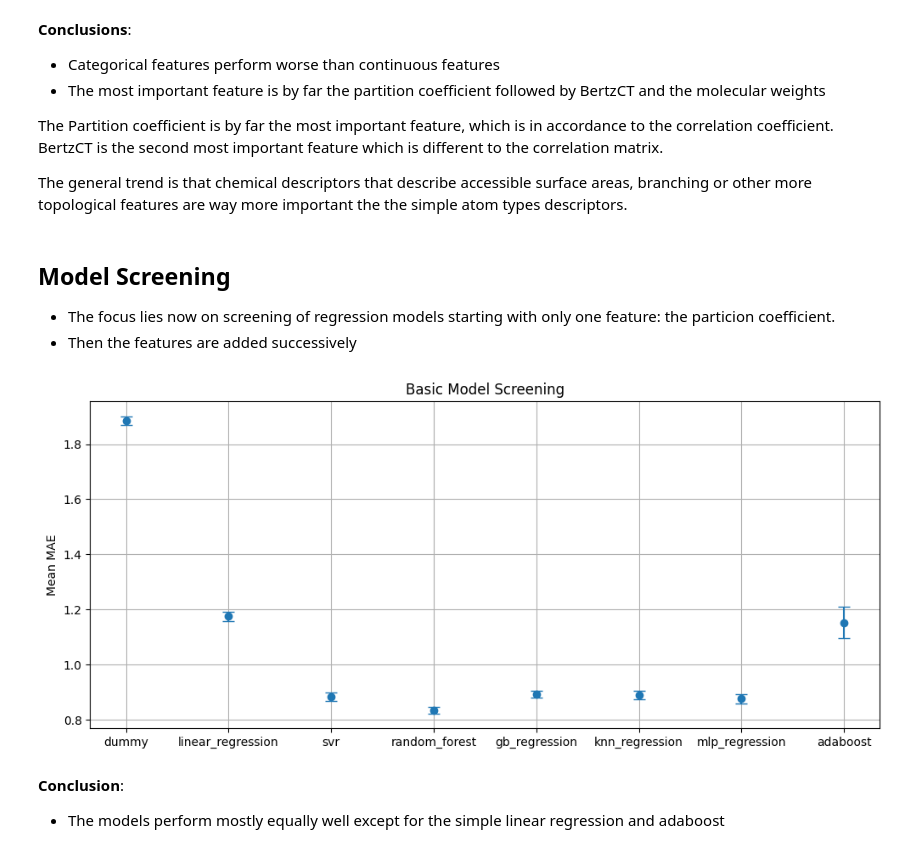
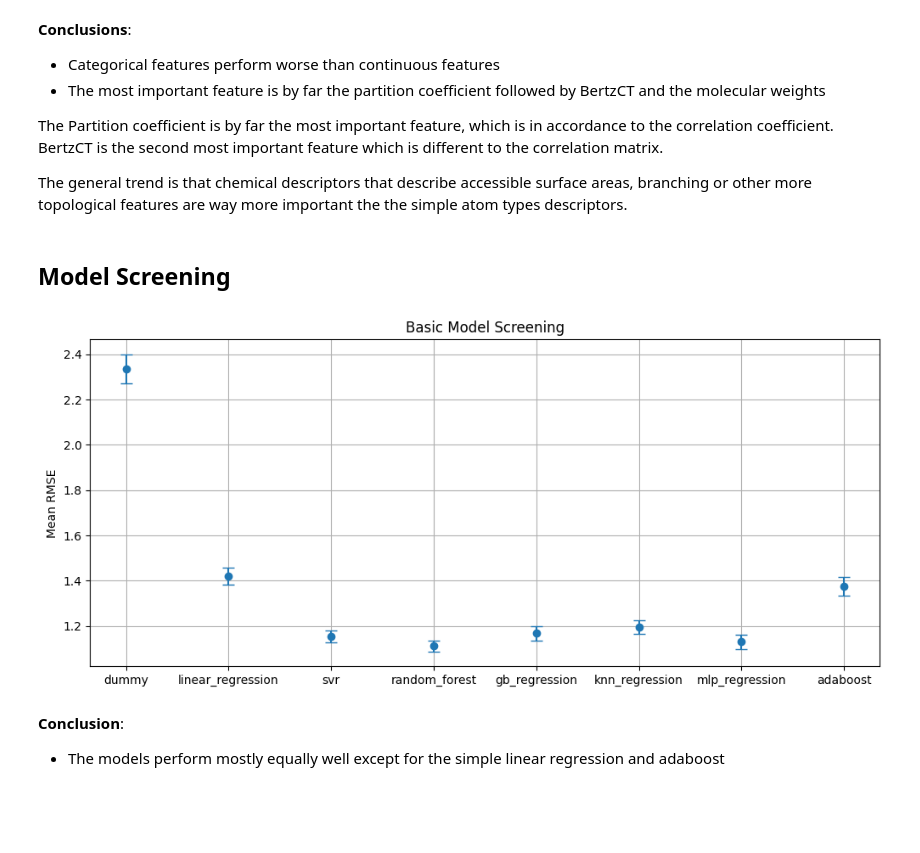
Before and after one commit to ManuelGehl/molecule_solubility, a Jupyter notebook: scripts/Model_building.ipynb, the cells around one changed output. Saved outputs shown, nothing was run; the diff lists cells and outputs as text; code cells hidden in the pictures; blank space fills up the shorter version.

```diff
--- a/scripts/Model_building.ipynb
+++ b/scripts/Model_building.ipynb
@@ -124,11 +125,8 @@ OOB score: 0.7436270433239351
 The Partition coefficient is by far the most important feature, which is in accordance to the correlation coefficient. BertzCT is the second most important feature which is different to the correlation matrix.
 
 The general trend is that chemical descriptors that describe accessible surface areas, branching or other more topological features are way more important the the simple atom types descriptors.
-# %% [markdown]
-## Model Screening
-
-- The focus lies now on screening of regression models starting with only one feature: the particion coefficient.
-- Then the features are added successively
+# %% [markdown]
+## Model Screening
 # %%
 # Split dataset
 y_cont = dataset.loc[:, "Solubility"]
@@ -140,8 +138,16 @@ columns_cont = [
     "NumHDonors",
     "NumRotatableBonds",
     "NumValenceElectrons",
+    "NumAromaticRings",
     "LabuteASA",
-    "BertzCT"
+    "BertzCT",
+    "C",
+    "Cl",
+    "Na",
+    "Br",
+    "F",
+    "K",
+    "O"
     ]
 x_cont = dataset.loc[:, columns_cont]
 X_train_cont, X_test_cont, y_train_cont, y_test_cont = train_test_split(x_cont, y_cont, test_size=0.2, random_state=42)
@@ -154,8 +160,8 @@ regression_models = {
     'random_forest': RandomForestRegressor(),
     'gb_regression': GradientBoostingRegressor(),
     'knn_regression': KNeighborsRegressor(),
-    'mlp_regression': MLPRegressor(),
-    'adaboost': AdaBoostRegressor()
+    'mlp_regression': MLPRegressor(random_state=42),
+    'adaboost': AdaBoostRegressor(random_state=42)
 }
 
 # Set up screening object for regression and continuous ring values
@@ -163,7 +169,7 @@ regression_screener_cont = ModelScreener(
     x_train=X_train_cont,
     y_train=y_train_cont,
     models=regression_models,
-    metrics="neg_mean_absolute_error",
+    metrics="neg_root_mean_squared_error",
     cv=5)
 
 # Perform screening for regression
@@ -171,18 +177,18 @@ regression_screener_cont.screen_models()
 # Transform results into dataframe
 regression_screener_cont.transform_to_df()
 results = regression_screener_cont.results_df
-# Convert MAE to absolute values
+# Convert negative RMSE to absolute values
 results = results.assign(score_mean=results.loc[:, "score_mean"].abs())
 # %%
 # Plot results
 plt.figure(figsize=(12,5))
 plt.errorbar(results.index, results['score_mean'], yerr=results['score_stdev'], fmt='o', capsize=5)
-plt.ylabel("Mean MAE")
+plt.ylabel("Mean RMSE")
 plt.title("Basic Model Screening")
 plt.grid(True)
 plt.show()
 # %% [output]
-[figure, old version]
+[figure, new version]
 # %% [markdown]
 **Conclusion**:
 - The models perform mostly equally well except for the simple linear regression and adaboost
```
Also changed, not shown: parts of 15 cells of this notebook, 9 other files.
